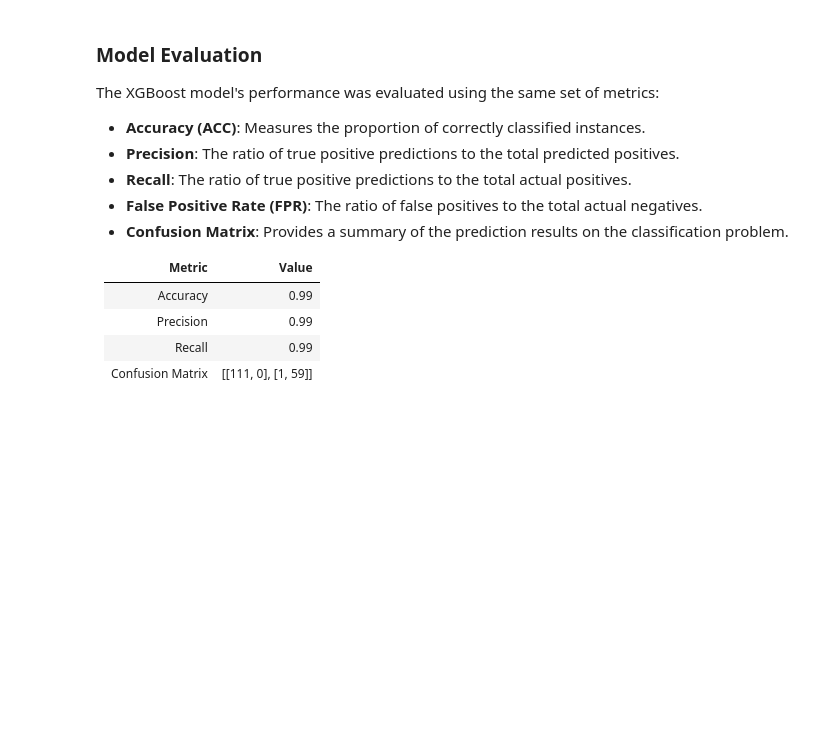
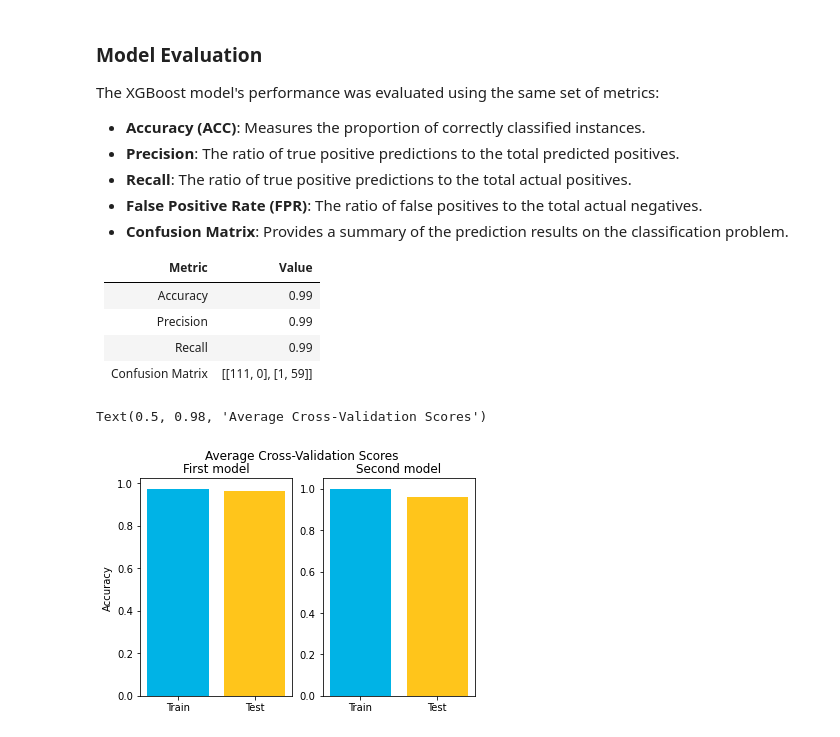
Before and after one commit to GerardoA01701474/capstone-AI-Academy, a Jupyter notebook: notebooks/Final_notebook.ipynb, the cells around one changed output. Drawn from its saved outputs; the diff is of its cells as text; code cells hidden in the pictures; blank space fills up the shorter version.

Commit message:
added plots for cross validation

```diff
--- a/notebooks/Final_notebook.ipynb
+++ b/notebooks/Final_notebook.ipynb
@@ -277,3 +275,20 @@ The XGBoost model's performance was evaluated using the same set of metrics:
 | Precision        | 0.99   |
 | Recall           | 0.99   |
 | Confusion Matrix | [[111, 0], [1, 59]] |
+# %%
+cross_val_results_1 = cross_validate(model, df_x, df_y,return_train_score=True)
+cross_val_results_2 = cross_validate(clf, df_x, df_y,return_train_score=True)
+labels = ["Train", "Test"]
+colors = ["#00B3E6", "#FFC51B"]
+fig, ax = plt.subplots(1,2)
+ax[0].bar(labels, [cross_val_results_1['train_score'].mean(),cross_val_results_1['test_score'].mean()], color=colors)
+ax[0].set_ylabel("Accuracy")
+ax[0].set_title('First model')
+
+ax[1].bar(labels, [cross_val_results_2['train_score'].mean(),cross_val_results_2['test_score'].mean()], color=colors)
+ax[1].set_title('Second model')
+
+fig.suptitle("Average Cross-Validation Scores")
+# %% [output]
+Text(0.5, 0.98, 'Average Cross-Validation Scores')
+[figure, added]
```
Also changed, not shown: parts of 1 cell of this notebook.
